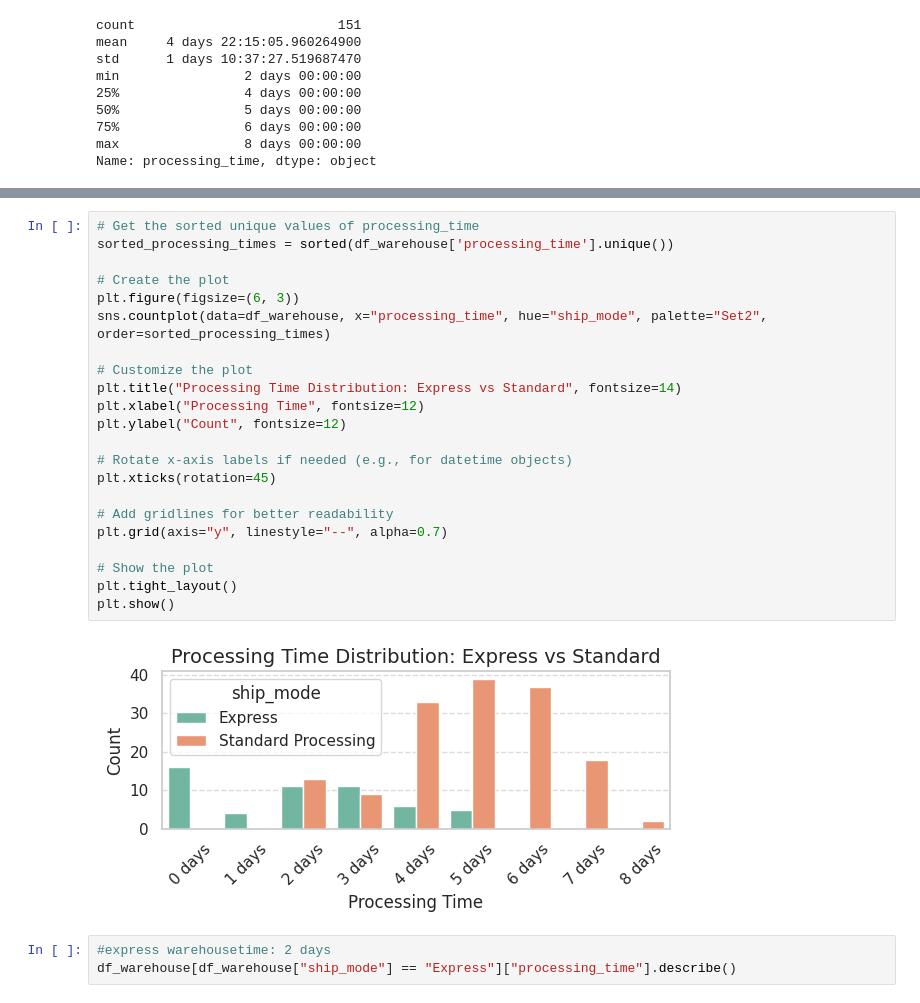
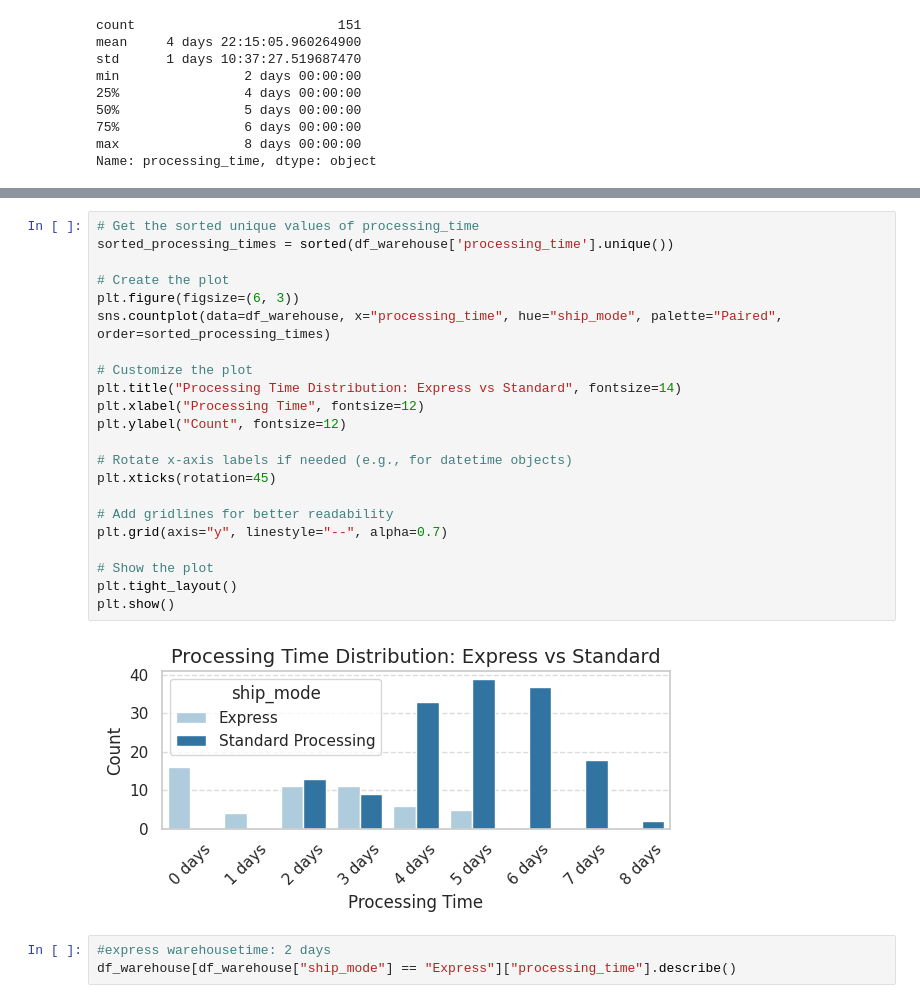
Before and after one commit to GHLukasLang/muesli_lead_time, a Jupyter notebook: muesli_eda.ipynb, the cells around one changed output, grey strips where cells are left out. Cells and saved outputs as stored; diff of their text form.

```diff
--- a/muesli_eda.ipynb
+++ b/muesli_eda.ipynb
@@ -227,27 +190,27 @@ plt.show()
 # %%
 # Get the sorted unique values of processing_time
 sorted_processing_times = sorted(df_warehouse['processing_time'].unique())
 
 # Create the plot
 plt.figure(figsize=(6, 3))
-sns.countplot(data=df_warehouse, x="processing_time", hue="ship_mode", palette="Set2", order=sorted_processing_times)
+sns.countplot(data=df_warehouse, x="processing_time", hue="ship_mode", palette="Paired", order=sorted_processing_times)
 
 # Customize the plot
 plt.title("Processing Time Distribution: Express vs Standard", fontsize=14)
 plt.xlabel("Processing Time", fontsize=12)
 plt.ylabel("Count", fontsize=12)
 
 # Rotate x-axis labels if needed (e.g., for datetime objects)
 plt.xticks(rotation=45)
 
 # Add gridlines for better readability
 plt.grid(axis="y", linestyle="--", alpha=0.7)
 
 # Show the plot
 plt.tight_layout()
 plt.show()
 # %% [output]
-[figure, old version]
+[figure, new version]
 # %%
 #express warehousetime: 2 days
 df_warehouse[df_warehouse["ship_mode"] == "Express"]["processing_time"].describe()
```
Also changed, not shown: parts of 4 cells of this notebook, 4 other files.
